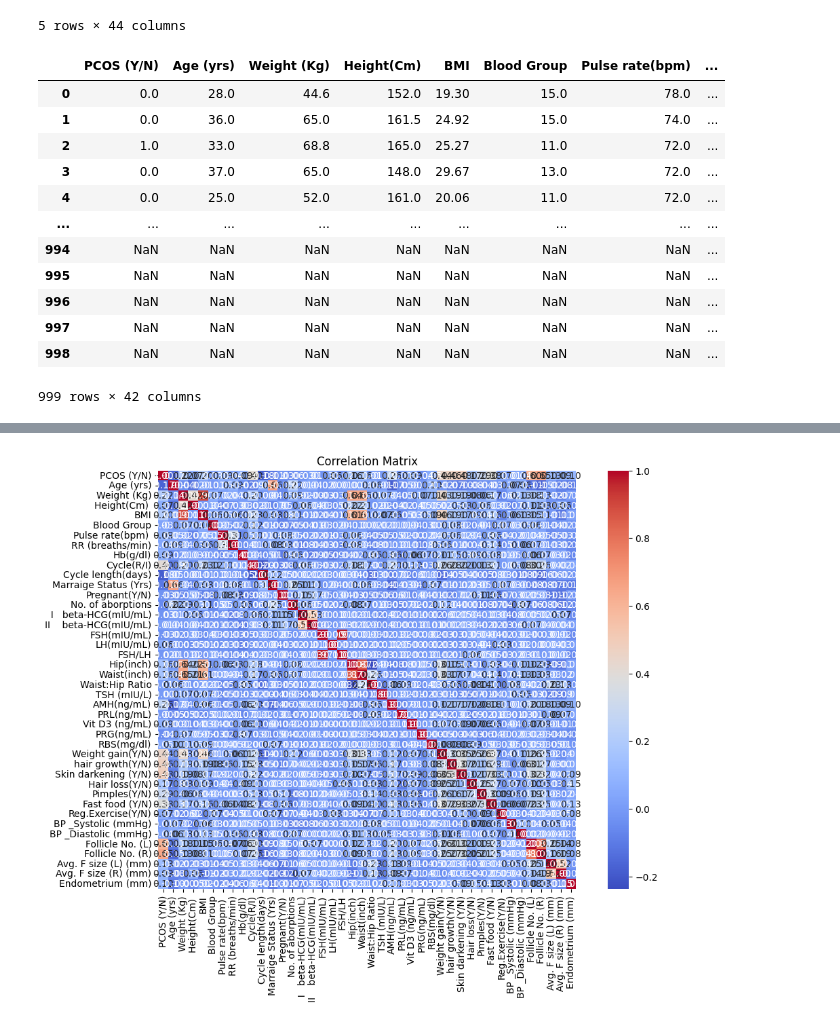
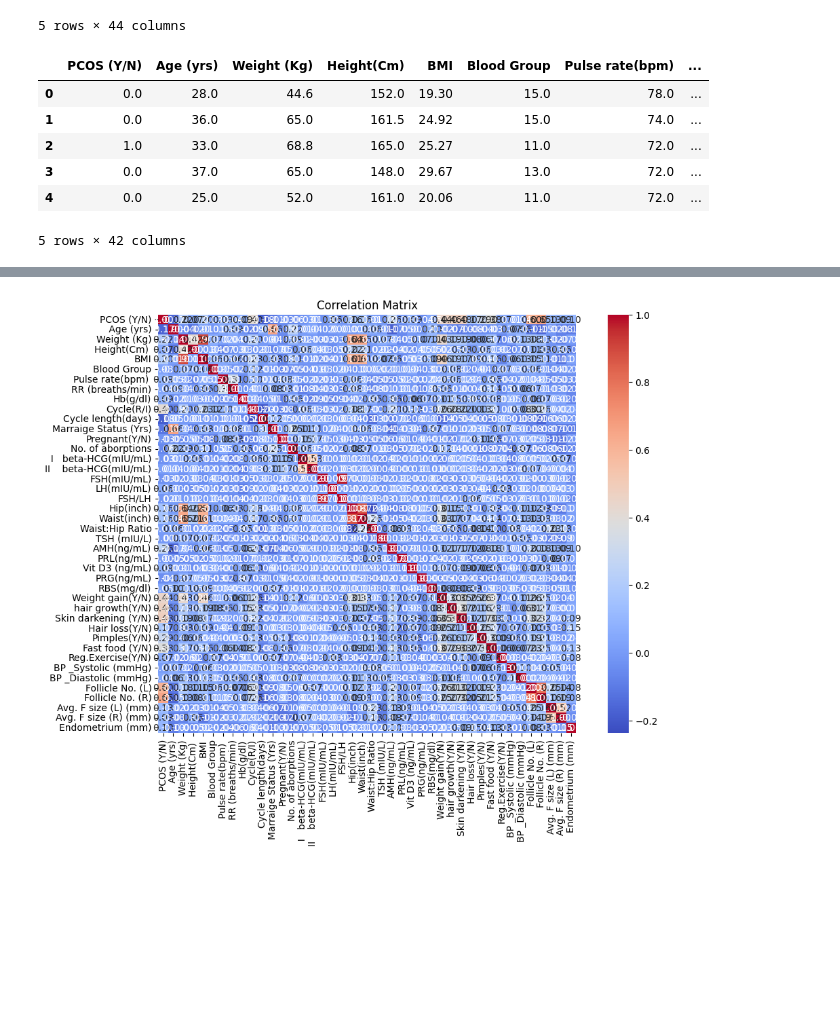
Before and after one commit to Josna-P/PCOS-Prediction, a Jupyter notebook: PCOS Prediction.ipynb, the cells around one changed output, grey strips where cells are left out. Drawn from its saved outputs; the diff is of its cells as text; code cells hidden in the pictures; blank space fills up the shorter version.

```diff
--- a/PCOS Prediction.ipynb
+++ b/PCOS Prediction.ipynb
@@ -36,18 +38,12 @@ data.head()
 # %%
 data.drop(['Sl. No', 'Patient File No.'], axis=1, inplace=True)
 
-data
+data.head()
 # %% [output]
 |  | PCOS (Y/N) | Age (yrs) | Weight (Kg) | Height(Cm) | BMI | Blood Group | Pulse rate(bpm) | ... |
 | 0 | 0.0 | 28.0 | 44.6 | 152.0 | 19.30 | 15.0 | 78.0 | ... |
 | 1 | 0.0 | 36.0 | 65.0 | 161.5 | 24.92 | 15.0 | 74.0 | ... |
 | 2 | 1.0 | 33.0 | 68.8 | 165.0 | 25.27 | 11.0 | 72.0 | ... |
 | 3 | 0.0 | 37.0 | 65.0 | 148.0 | 29.67 | 13.0 | 72.0 | ... |
 | 4 | 0.0 | 25.0 | 52.0 | 161.0 | 20.06 | 11.0 | 72.0 | ... |
-| ... | ... | ... | ... | ... | ... | ... | ... | ... |
-| 994 | NaN | NaN | NaN | NaN | NaN | NaN | NaN | ... |
-| 995 | NaN | NaN | NaN | NaN | NaN | NaN | NaN | ... |
-| 996 | NaN | NaN | NaN | NaN | NaN | NaN | NaN | ... |
-| 997 | NaN | NaN | NaN | NaN | NaN | NaN | NaN | ... |
-| 998 | NaN | NaN | NaN | NaN | NaN | NaN | NaN | ... |
-999 rows × 42 columns
+5 rows × 42 columns
```
Also changed, not shown: parts of 11 cells of this notebook, 1 other file.
